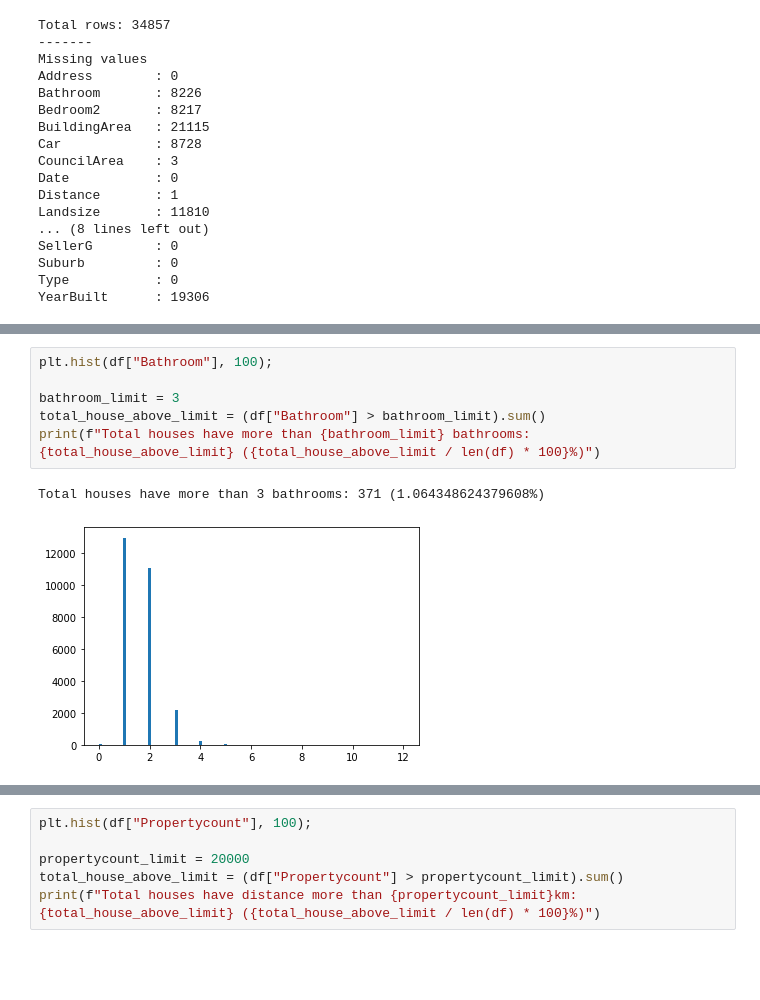
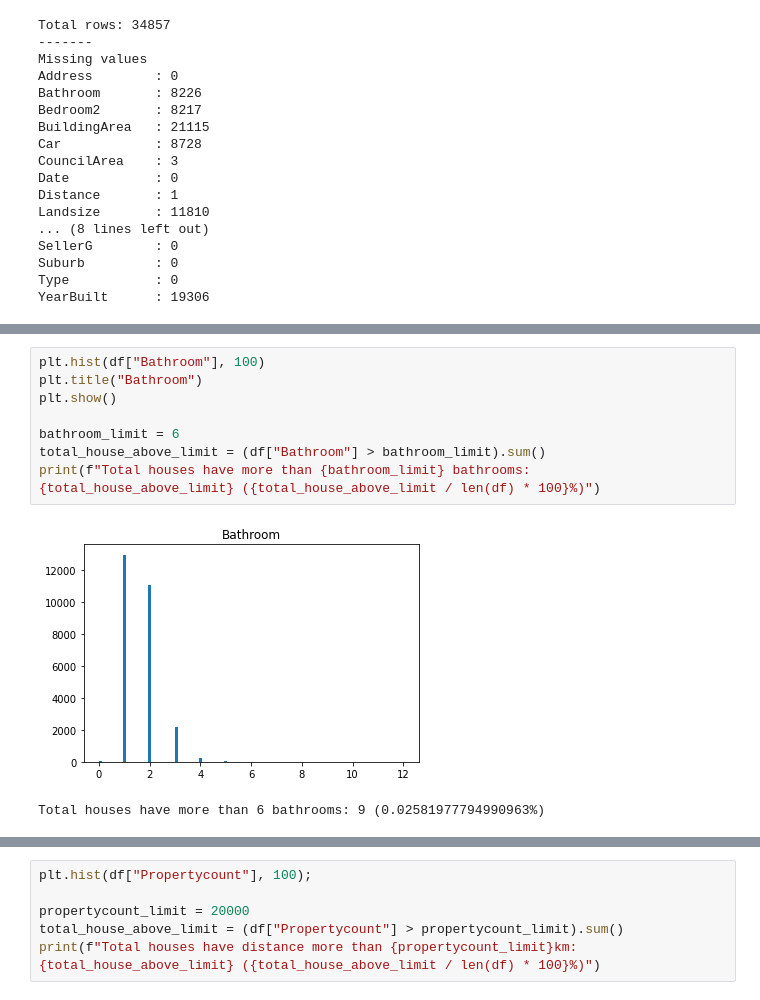
Before and after one commit to tailtq/ml-learning, a Jupyter notebook: ml-08/03_melbourne_housing_market.ipynb, the cells around one changed output, grey strips where cells are left out. Drawn from its saved outputs; the diff is of its cells as text; blank space fills up the shorter version.

```diff
--- a/ml-08/03_melbourne_housing_market.ipynb
+++ b/ml-08/03_melbourne_housing_market.ipynb
@@ -144,10 +160,12 @@ Total houses have more than 5 bedrooms: 224 (0.6426255845310842%)
 # %%
-plt.hist(df["Bathroom"], 100);
+plt.hist(df["Bathroom"], 100)
+plt.title("Bathroom")
+plt.show()
 
-bathroom_limit = 3
+bathroom_limit = 6
 total_house_above_limit = (df["Bathroom"] > bathroom_limit).sum()
 print(f"Total houses have more than {bathroom_limit} bathrooms: {total_house_above_limit} ({total_house_above_limit / len(df) * 100}%)")
 # %% [output]
+[figure, new version]
-Total houses have more than 3 bathrooms: 371 (1.064348624379608%)
+Total houses have more than 6 bathrooms: 9 (0.02581977794990963%)
-[figure, old version]
 # %%
```
Also changed, not shown: parts of 50 cells of this notebook.
